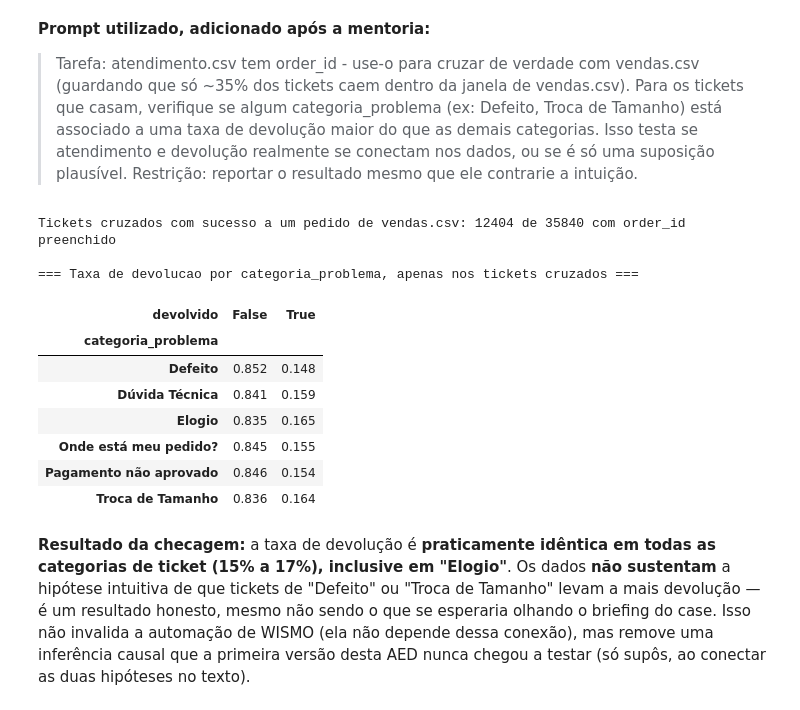
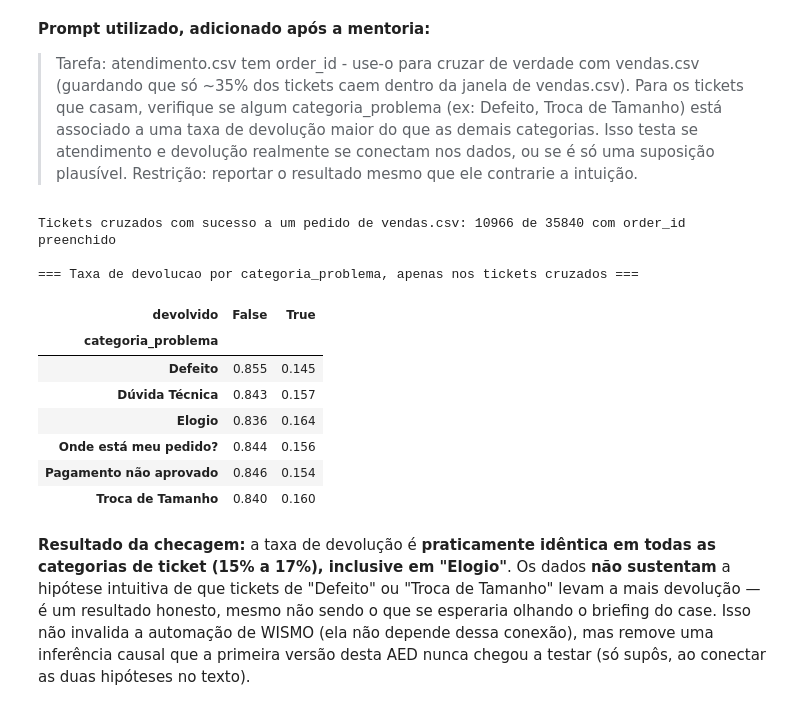
Before and after one commit to anapbatista/BootCamp-EloGroup, a Jupyter notebook: Case_Vertice_AED_Completa.ipynb, the cells around one changed output. Saved outputs shown, nothing was run; the diff lists cells and outputs as text; code cells hidden in the pictures.

```diff
--- a/Case_Vertice_AED_Completa.ipynb
+++ b/Case_Vertice_AED_Completa.ipynb
@@ -230,0 +242,20 @@ Desses, % cujo order_id EXISTE em vendas.csv: 34.6%  (n=12404)
+# %%
+# P0 - Distribuicao de status_pagamento e seu impacto financeiro
+print("=== Distribuicao de status_pagamento (todos os 27.758 registros validos) ===")
+display(vendas.groupby('status_pagamento').agg(
+    pedidos=('order_id', 'count'), receita_liquida=('receita_liquida', 'sum'),
+    margem_contribuicao=('margem_contribuicao', 'sum')).round(0))
+
+# Declaracao da populacao-base oficial para diagnostico financeiro (margem, frete, devolucao).
+# Cancelado e Aguardando NAO sao venda realizada - nao devem entrar em nenhuma conta de margem/oportunidade.
+vendas_base_financeira = vendas[vendas['status_pagamento'] == 'Aprovado'].copy()
+print(f"\nvendas_base_financeira declarada: {len(vendas_base_financeira)} pedidos (status_pagamento == 'Aprovado')")
+print("-> Esta e' a populacao usada em TODAS as tabelas de margem/frete/devolucao a partir daqui.")
+
+# Helper de metadado - anexar em toda tabela financeira daqui em diante (pedido da mentoria: declarar
+# periodo, populacao, unidade e tratamento da devolucao junto de cada tabela/slide).
+def contexto_tabela(nome_tabela):
+    ini, fim = vendas_base_financeira['data_pedido'].min().date(), vendas_base_financeira['data_pedido'].max().date()
+    print(f"[{nome_tabela}] Periodo: {ini} a {fim} | Populacao: vendas_base_financeira "
+          f"(status_pagamento == 'Aprovado', N={len(vendas_base_financeira)}) | Unidade: R$ correntes | "
+          f"Devolucao: incluida na receita principal (corte de exposicao mostrado a parte, nao subtraido)")
@@ -816,23 +918,23 @@ Periodo coberto por atendimento.csv: 36 meses
 # %%
 # Cruzamento real via order_id (nao explorado na primeira versao desta AED)
 at_com_order = atendimento.dropna(subset=['order_id'])
-at_join = at_com_order.merge(vendas[['order_id', 'devolvido']], on='order_id', how='inner')
+at_join = at_com_order.merge(vendas_base_financeira[['order_id', 'devolvido']], on='order_id', how='inner')
 print(f"Tickets cruzados com sucesso a um pedido de vendas.csv: {len(at_join)} de {len(at_com_order)} com order_id preenchido")
 
 print("\n=== Taxa de devolucao por categoria_problema, apenas nos tickets cruzados ===")
 display(pd.crosstab(at_join['categoria_problema'], at_join['devolvido'], normalize='index').round(3))
 # %% [output]
-Tickets cruzados com sucesso a um pedido de vendas.csv: 12404 de 35840 com order_id preenchido
+Tickets cruzados com sucesso a um pedido de vendas.csv: 10966 de 35840 com order_id preenchido
 
 === Taxa de devolucao por categoria_problema, apenas nos tickets cruzados ===
 | devolvido | False | True |
 | categoria_problema |  |  |
-| Defeito | 0.852 | 0.148 |
-| Dúvida Técnica | 0.841 | 0.159 |
-| Elogio | 0.835 | 0.165 |
-| Onde está meu pedido? | 0.845 | 0.155 |
+| Defeito | 0.855 | 0.145 |
+| Dúvida Técnica | 0.843 | 0.157 |
+| Elogio | 0.836 | 0.164 |
+| Onde está meu pedido? | 0.844 | 0.156 |
 | Pagamento não aprovado | 0.846 | 0.154 |
-| Troca de Tamanho | 0.836 | 0.164 |
+| Troca de Tamanho | 0.840 | 0.160 |
 # %% [markdown]
 **Resultado da checagem:** a taxa de devolução é **praticamente idêntica em todas as categorias de ticket (15% a 17%), inclusive em "Elogio"**. Os dados **não sustentam** a hipótese intuitiva de que tickets de "Defeito" ou "Troca de Tamanho" levam a mais devolução — é um resultado honesto, mesmo não sendo o que se esperaria olhando o briefing do case. Isso não invalida a automação de WISMO (ela não depende dessa conexão), mas remove uma inferência causal que a primeira versão desta AED nunca chegou a testar (só supôs, ao conectar as duas hipóteses no texto).
 # %% [markdown]
```
Also changed, not shown: parts of 34 cells of this notebook.
